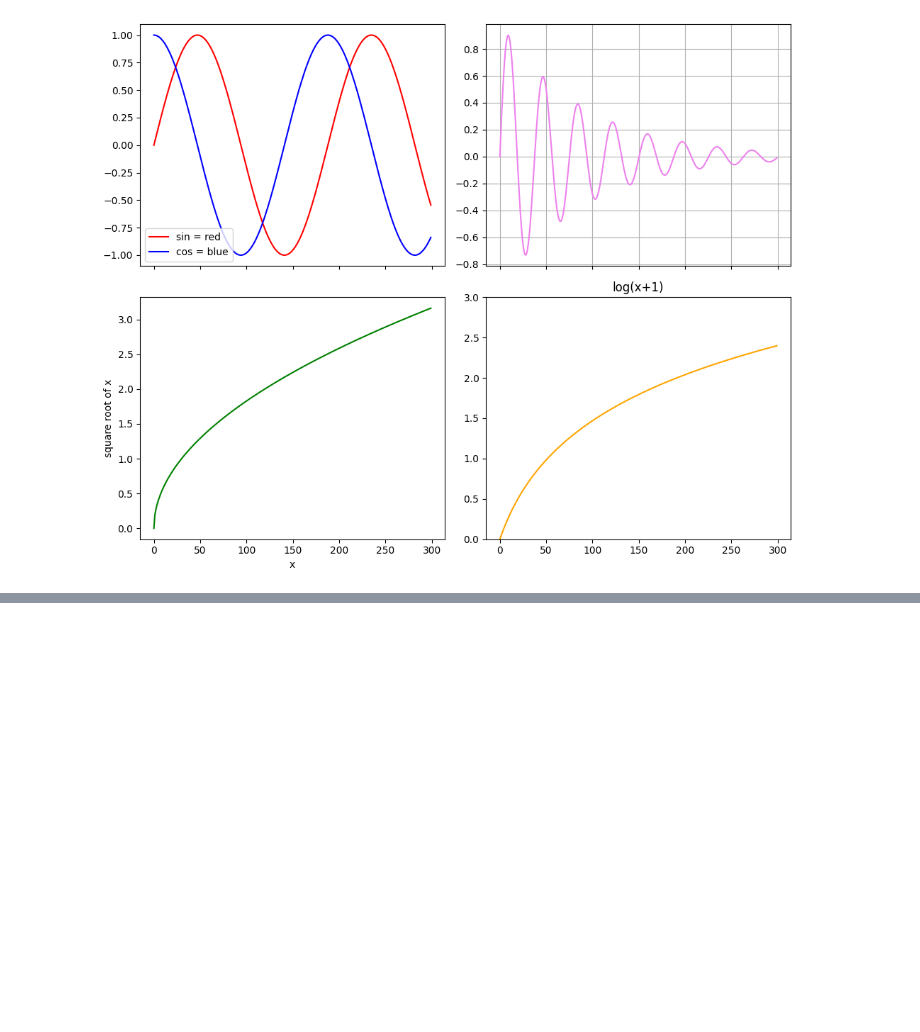
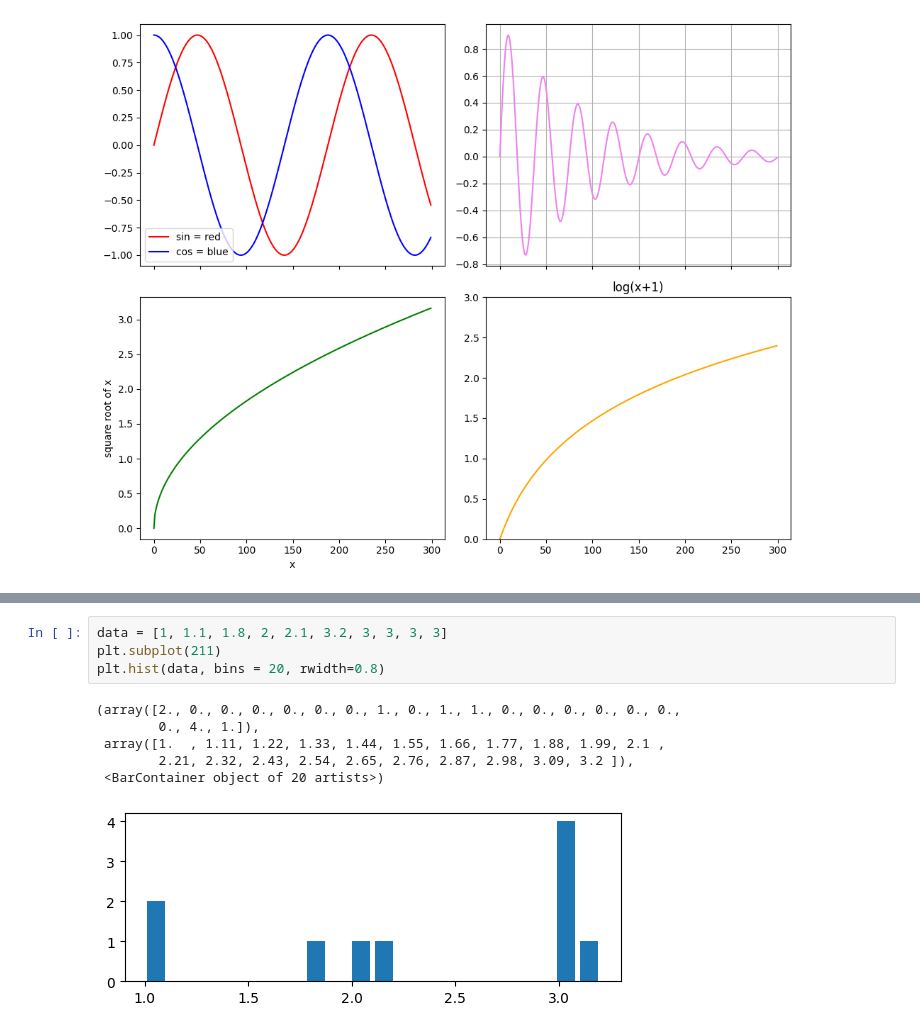
Before and after one commit to woofingforyou/Hands-On-Machine-Learning, a Jupyter notebook: tutorials/Matplotlib/matplotlib.ipynb, the cells around one changed output, grey strips where cells are left out. Saved outputs shown, nothing was run; the diff lists cells and outputs as text; blank space fills up the shorter version.

```diff
--- a/tutorials/Matplotlib/matplotlib.ipynb
+++ b/tutorials/Matplotlib/matplotlib.ipynb
@@ -140,0 +205,11 @@ plt.show()
+# %%
+data = [1, 1.1, 1.8, 2, 2.1, 3.2, 3, 3, 3, 3]
+plt.subplot(211)
+plt.hist(data, bins = 20, rwidth=0.8)
+# %% [output]
+(array([2., 0., 0., 0., 0., 0., 0., 1., 0., 1., 1., 0., 0., 0., 0., 0., 0.,
+        0., 4., 1.]),
+ array([1.  , 1.11, 1.22, 1.33, 1.44, 1.55, 1.66, 1.77, 1.88, 1.99, 2.1 ,
+        2.21, 2.32, 2.43, 2.54, 2.65, 2.76, 2.87, 2.98, 3.09, 3.2 ]),
+ <BarContainer object of 20 artists>)
+[figure, added]
```
Also changed, not shown: parts of 3 cells of this notebook, 1 other file.
